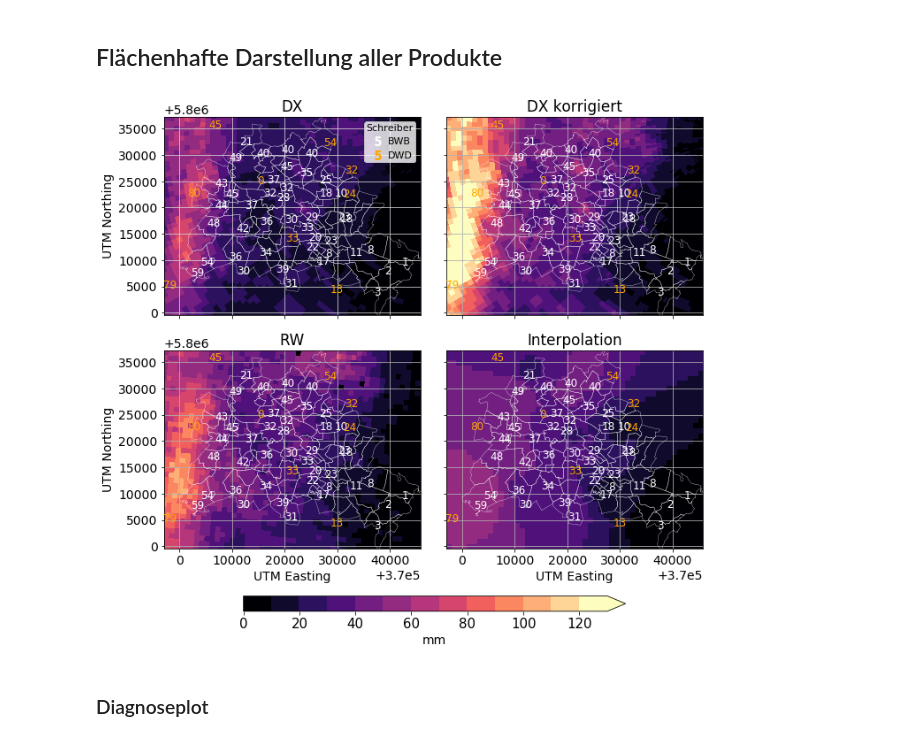
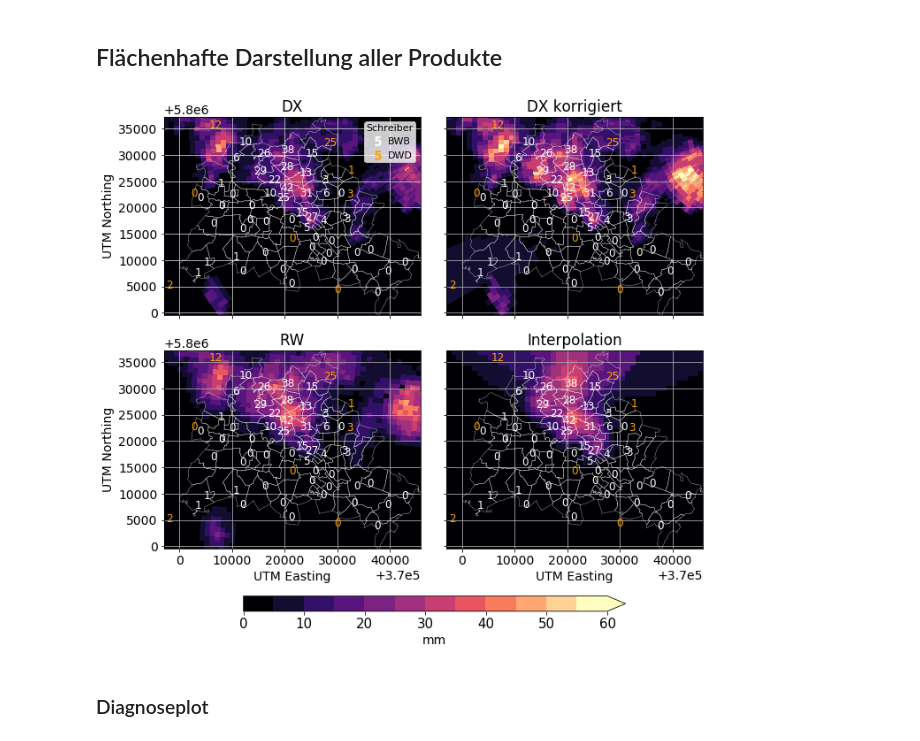
Before and after one commit to heistermann/rain-in-berlin, a Jupyter notebook: berlin_reanalysis-2019.ipynb, the cells around one changed output. Saved outputs shown, nothing was run; the diff lists cells and outputs as text; code cells hidden in the pictures.

Commit message:
Fix a figure

```diff
--- a/berlin_reanalysis-2019.ipynb
+++ b/berlin_reanalysis-2019.ipynb
@@ -308,14 +312,14 @@ def proc_rw(dtimes, rwdirpattern):
     print("")
     return rwprec, dtimes_rw
 # %%
-eventix = 1
+eventix = 3
 dtimes = wradlib.util.from_to(starts[eventix], ends[eventix], 300)
 tmpg = gdata[starts[eventix]:ends[eventix]]
 tmpdwd = dwd[starts[eventix]:ends[eventix]]
 tmpdwdg = dwdg.copy()
 # deal with NaN
 for id in dwdg.index:
-    if len(np.where(np.isnan(tmpdwd[id]))[0]) > len(tmpdwd)*0.95:
+    if len(np.where(np.isnan(tmpdwd[id]))[0]) > len(tmpdwd)*0.05:
         tmpdwd = tmpdwd.drop([id], axis=1)
         tmpdwdg = tmpdwdg.drop([id])
 # %%
@@ -426,7 +429,7 @@ linecolor = "white"
 
 cmap = plt.cm.magma#plt.cm.nipy_spectral
 
-bounds = np.arange(0, 140, 10)
+bounds = np.arange(0, 65, 5)
 lenmap = len(bounds) - 1
 colornums = [int(i*(cmap.N-1)/(lenmap-1)) for i in (np.arange(lenmap))]
 colors = [cmap(i) for i in colornums]
@@ -526,34 +529,34 @@ wradlib.vis.add_lines(ax, borders, color=linecolor, lw=0.3)
 plt.grid()
 plt.xlabel("UTM Easting")#, fontsize=fontsize)
 #plt.ylabel("UTM Northing")
 #plt.xlim(bbox[0], bbox[1])
 #plt.ylim(bbox[2], bbox[3])
 plt.title("Interpolation")#, fontsize=fontsize)
 for i in gix:
     plt.text(gauges.x[i], gauges.y[i], "%d" % tmpg.sum()[i],
              horizontalalignment='center', verticalalignment='center',
              color="white", fontsize=12)
 for id in tmpdwdg.index:
     plt.text(tmpdwdg.loc[id, "x"], tmpdwdg.loc[id, "y"], "%d" % tmpdwd.sum()[id],
              horizontalalignment='center', verticalalignment='center',
              color="orange", fontsize=12)
 ## Good gages which are in fact bad
 #bgix = np.where(np.array(gdata.sum()[gix]) < 20.)[0]
 #for i in gix[bgix]:
 #    plt.plot(gauges.x[i], gauges.y[i], "ro", mfc="None", ms=20, mew=2)
 plt.ticklabel_format(axis="x", useOffset=xoffset)
 plt.ticklabel_format(axis="y", useOffset=yoffset)
 
 plt.tight_layout()
 #fig.subplots_adjust(bottom=0.01)
 cbar_ax = fig.add_axes([0.25, -0.03, 0.6, 0.03])
 cb = fig.colorbar(pm, cax=cbar_ax, orientation="horizontal", extend="max")
 cb.set_label("mm")#, fontsize)#=fontsize)
 cb.ax.tick_params(labelsize=15)
 
 plt.savefig("docs/events/rainmap_%s.png" % eventnames[eventix], dpi=300, bbox_inches="tight")
 # %% [output]
-[figure, old version]
+[figure, new version]
 # %% [markdown]
 ### Diagnoseplot
 # %%
```
Also changed, not shown: parts of 5 cells of this notebook, 5 other files.
